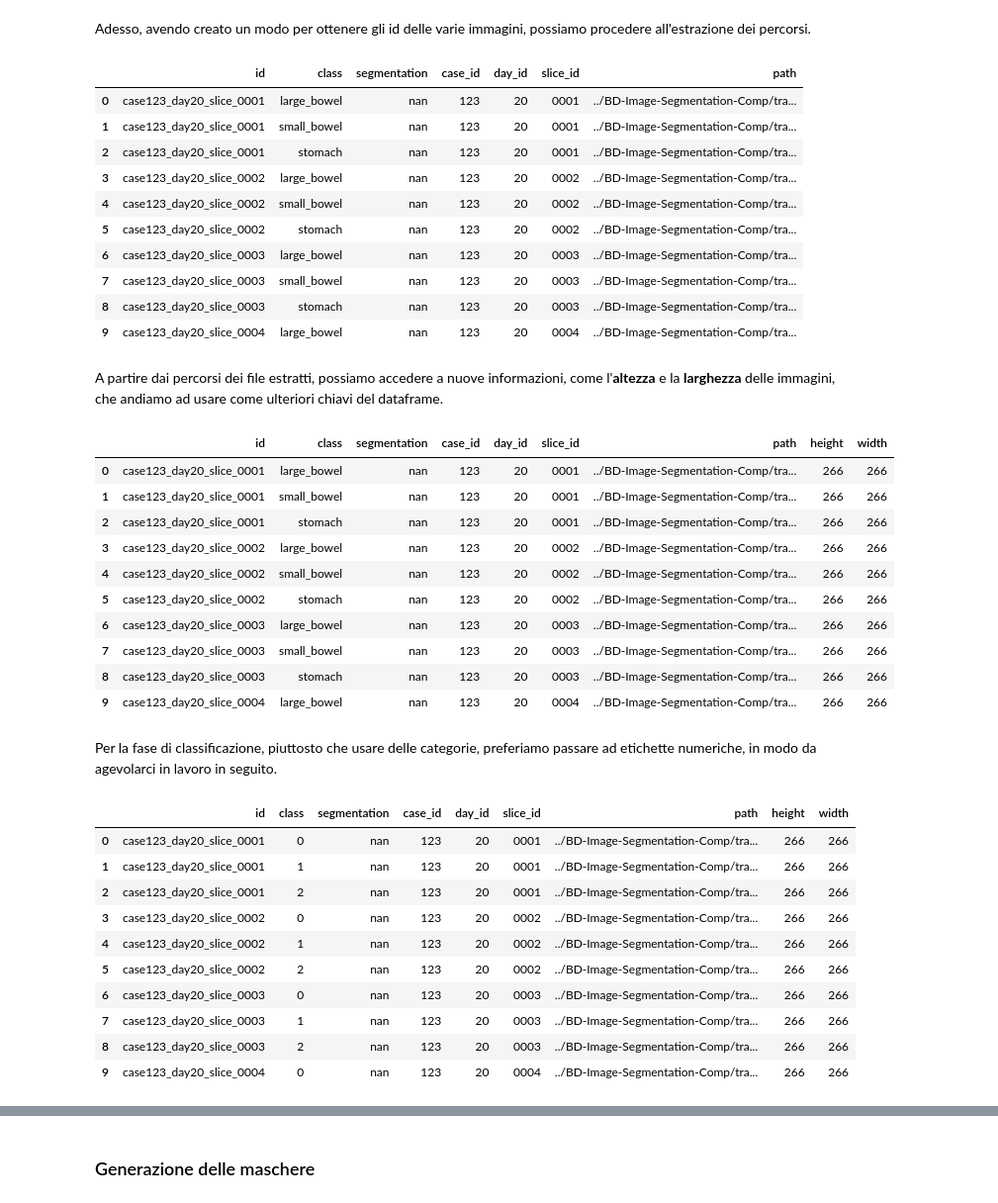
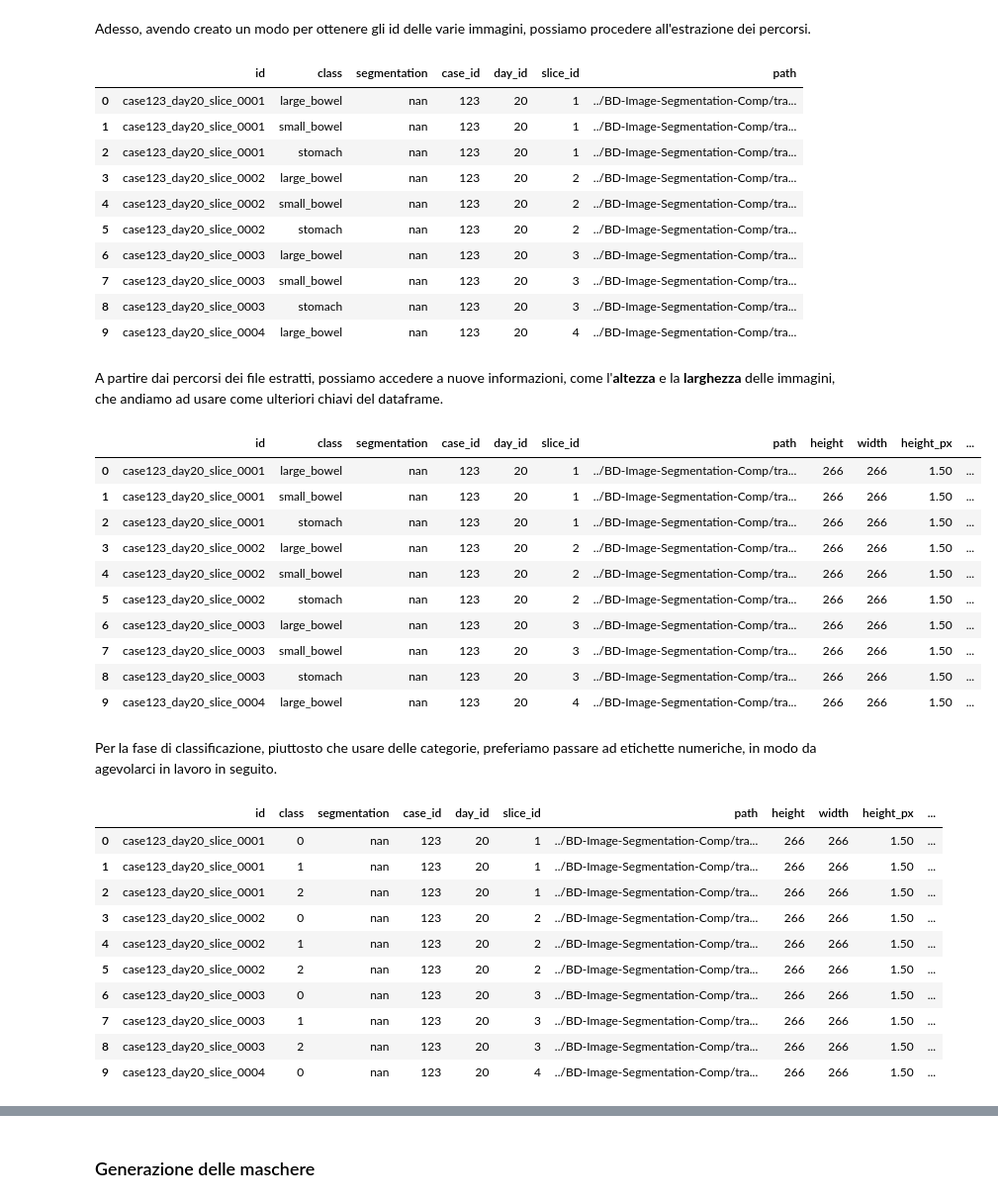
Before and after one commit to justdoit1897/BD-Image-Segmentation-Project, a Jupyter notebook: data_preparation_notebook.ipynb, the cells around one changed output, grey strips where cells are left out. Shown at 99% size. Saved outputs shown, nothing was run; the diff lists cells and outputs as text; code cells hidden in the pictures.

```diff
--- a/data_preparation_notebook.ipynb
+++ b/data_preparation_notebook.ipynb
@@ -112,11 +112,11 @@ def data_preprocessing(df: pd.DataFrame) -> pd.DataFrame:
 
     df["segmentation"] = df["segmentation"].astype("str")
 
-    df["case_id"] = df["id"].apply(lambda x: x.split("_")[0][4:])
+    df["case_id"] = df["id"].apply(lambda x: x.split("_")[0][4:]).astype("int")
 
-    df["day_id"] = df["id"].apply(lambda x: x.split("_")[1][3:])
+    df["day_id"] = df["id"].apply(lambda x: x.split("_")[1][3:]).astype("int")
 
-    df["slice_id"] = df["id"].apply(lambda x: x.split("_")[-1])
+    df["slice_id"] = df["id"].apply(lambda x: x.split("_")[-1]).astype("int")
 
     return df
 # %% [markdown]
@@ -168,40 +168,42 @@ def estrai_file_da_id(base_dir: str, case_id: str) -> str:
 Adesso, avendo creato un modo per ottenere gli id delle varie immagini, possiamo procedere all'estrazione dei percorsi.
 # %%
 train_df["path"] = train_df["id"].apply(lambda x: estrai_file_da_id(TRAIN_DIR, x))
-
 # Stampiamo le prime 10 righe del dataframe processato
 train_df.head(10)
 # %% [output]
 |  | id | class | segmentation | case_id | day_id | slice_id | path |
-| 0 | case123_day20_slice_0001 | large_bowel | nan | 123 | 20 | 0001 | ../BD-Image-Segmentation-Comp/tra... |
-| 1 | case123_day20_slice_0001 | small_bowel | nan | 123 | 20 | 0001 | ../BD-Image-Segmentation-Comp/tra... |
-| 2 | case123_day20_slice_0001 | stomach | nan | 123 | 20 | 0001 | ../BD-Image-Segmentation-Comp/tra... |
-| 3 | case123_day20_slice_0002 | large_bowel | nan | 123 | 20 | 0002 | ../BD-Image-Segmentation-Comp/tra... |
-| 4 | case123_day20_slice_0002 | small_bowel | nan | 123 | 20 | 0002 | ../BD-Image-Segmentation-Comp/tra... |
-| 5 | case123_day20_slice_0002 | stomach | nan | 123 | 20 | 0002 | ../BD-Image-Segmentation-Comp/tra... |
-| 6 | case123_day20_slice_0003 | large_bowel | nan | 123 | 20 | 0003 | ../BD-Image-Segmentation-Comp/tra... |
-| 7 | case123_day20_slice_0003 | small_bowel | nan | 123 | 20 | 0003 | ../BD-Image-Segmentation-Comp/tra... |
-| 8 | case123_day20_slice_0003 | stomach | nan | 123 | 20 | 0003 | ../BD-Image-Segmentation-Comp/tra... |
-| 9 | case123_day20_slice_0004 | large_bowel | nan | 123 | 20 | 0004 | ../BD-Image-Segmentation-Comp/tra... |
+| 0 | case123_day20_slice_0001 | large_bowel | nan | 123 | 20 | 1 | ../BD-Image-Segmentation-Comp/tra... |
+| 1 | case123_day20_slice_0001 | small_bowel | nan | 123 | 20 | 1 | ../BD-Image-Segmentation-Comp/tra... |
+| 2 | case123_day20_slice_0001 | stomach | nan | 123 | 20 | 1 | ../BD-Image-Segmentation-Comp/tra... |
+| 3 | case123_day20_slice_0002 | large_bowel | nan | 123 | 20 | 2 | ../BD-Image-Segmentation-Comp/tra... |
+| 4 | case123_day20_slice_0002 | small_bowel | nan | 123 | 20 | 2 | ../BD-Image-Segmentation-Comp/tra... |
+| 5 | case123_day20_slice_0002 | stomach | nan | 123 | 20 | 2 | ../BD-Image-Segmentation-Comp/tra... |
+| 6 | case123_day20_slice_0003 | large_bowel | nan | 123 | 20 | 3 | ../BD-Image-Segmentation-Comp/tra... |
+| 7 | case123_day20_slice_0003 | small_bowel | nan | 123 | 20 | 3 | ../BD-Image-Segmentation-Comp/tra... |
+| 8 | case123_day20_slice_0003 | stomach | nan | 123 | 20 | 3 | ../BD-Image-Segmentation-Comp/tra... |
+| 9 | case123_day20_slice_0004 | large_bowel | nan | 123 | 20 | 4 | ../BD-Image-Segmentation-Comp/tra... |
 # %% [markdown]
 A partire dai percorsi dei file estratti, possiamo accedere a nuove informazioni, come l'**altezza** e la **larghezza** delle immagini, che andiamo ad usare come ulteriori chiavi del dataframe.
 # %%
 train_df["height"] = train_df["path"].apply(lambda x: os.path.split(x)[-1].split("_")[2]).astype("int")
 train_df["width"] = train_df["path"].apply(lambda x: os.path.split(x)[-1].split("_")[3]).astype("int")
 
+train_df["height_px"] = train_df["path"].apply(lambda x: os.path.split(x)[-1].split("_")[4])
+train_df["width_px"] = train_df["path"].apply(lambda x: os.path.split(x)[-1].split("_")[5].replace(".png", ""))
+
 train_df.head(10)
 # %% [output]
-|  | id | class | segmentation | case_id | day_id | slice_id | path | height | width |
-| 0 | case123_day20_slice_0001 | large_bowel | nan | 123 | 20 | 0001 | ../BD-Image-Segmentation-Comp/tra... | 266 | 266 |
-| 1 | case123_day20_slice_0001 | small_bowel | nan | 123 | 20 | 0001 | ../BD-Image-Segmentation-Comp/tra... | 266 | 266 |
-| 2 | case123_day20_slice_0001 | stomach | nan | 123 | 20 | 0001 | ../BD-Image-Segmentation-Comp/tra... | 266 | 266 |
-| 3 | case123_day20_slice_0002 | large_bowel | nan | 123 | 20 | 0002 | ../BD-Image-Segmentation-Comp/tra... | 266 | 266 |
-| 4 | case123_day20_slice_0002 | small_bowel | nan | 123 | 20 | 0002 | ../BD-Image-Segmentation-Comp/tra... | 266 | 266 |
-| 5 | case123_day20_slice_0002 | stomach | nan | 123 | 20 | 0002 | ../BD-Image-Segmentation-Comp/tra... | 266 | 266 |
-| 6 | case123_day20_slice_0003 | large_bowel | nan | 123 | 20 | 0003 | ../BD-Image-Segmentation-Comp/tra... | 266 | 266 |
-| 7 | case123_day20_slice_0003 | small_bowel | nan | 123 | 20 | 0003 | ../BD-Image-Segmentation-Comp/tra... | 266 | 266 |
-| 8 | case123_day20_slice_0003 | stomach | nan | 123 | 20 | 0003 | ../BD-Image-Segmentation-Comp/tra... | 266 | 266 |
-| 9 | case123_day20_slice_0004 | large_bowel | nan | 123 | 20 | 0004 | ../BD-Image-Segmentation-Comp/tra... | 266 | 266 |
+|  | id | class | segmentation | case_id | day_id | slice_id | path | height | width | height_px | ... |
+| 0 | case123_day20_slice_0001 | large_bowel | nan | 123 | 20 | 1 | ../BD-Image-Segmentation-Comp/tra... | 266 | 266 | 1.50 | ... |
+| 1 | case123_day20_slice_0001 | small_bowel | nan | 123 | 20 | 1 | ../BD-Image-Segmentation-Comp/tra... | 266 | 266 | 1.50 | ... |
+| 2 | case123_day20_slice_0001 | stomach | nan | 123 | 20 | 1 | ../BD-Image-Segmentation-Comp/tra... | 266 | 266 | 1.50 | ... |
+| 3 | case123_day20_slice_0002 | large_bowel | nan | 123 | 20 | 2 | ../BD-Image-Segmentation-Comp/tra... | 266 | 266 | 1.50 | ... |
+| 4 | case123_day20_slice_0002 | small_bowel | nan | 123 | 20 | 2 | ../BD-Image-Segmentation-Comp/tra... | 266 | 266 | 1.50 | ... |
+| 5 | case123_day20_slice_0002 | stomach | nan | 123 | 20 | 2 | ../BD-Image-Segmentation-Comp/tra... | 266 | 266 | 1.50 | ... |
+| 6 | case123_day20_slice_0003 | large_bowel | nan | 123 | 20 | 3 | ../BD-Image-Segmentation-Comp/tra... | 266 | 266 | 1.50 | ... |
+| 7 | case123_day20_slice_0003 | small_bowel | nan | 123 | 20 | 3 | ../BD-Image-Segmentation-Comp/tra... | 266 | 266 | 1.50 | ... |
+| 8 | case123_day20_slice_0003 | stomach | nan | 123 | 20 | 3 | ../BD-Image-Segmentation-Comp/tra... | 266 | 266 | 1.50 | ... |
+| 9 | case123_day20_slice_0004 | large_bowel | nan | 123 | 20 | 4 | ../BD-Image-Segmentation-Comp/tra... | 266 | 266 | 1.50 | ... |
 # %% [markdown]
 Per la fase di classificazione, piuttosto che usare delle categorie, preferiamo passare ad etichette numeriche, in modo da agevolarci in lavoro in seguito.
 # %%
@@ -212,14 +214,14 @@ for index, label in enumerate(class_names):
 
 train_df.head(10)
 # %% [output]
-|  | id | class | segmentation | case_id | day_id | slice_id | path | height | width |
-| 0 | case123_day20_slice_0001 | 0 | nan | 123 | 20 | 0001 | ../BD-Image-Segmentation-Comp/tra... | 266 | 266 |
-| 1 | case123_day20_slice_0001 | 1 | nan | 123 | 20 | 0001 | ../BD-Image-Segmentation-Comp/tra... | 266 | 266 |
-| 2 | case123_day20_slice_0001 | 2 | nan | 123 | 20 | 0001 | ../BD-Image-Segmentation-Comp/tra... | 266 | 266 |
-| 3 | case123_day20_slice_0002 | 0 | nan | 123 | 20 | 0002 | ../BD-Image-Segmentation-Comp/tra... | 266 | 266 |
-| 4 | case123_day20_slice_0002 | 1 | nan | 123 | 20 | 0002 | ../BD-Image-Segmentation-Comp/tra... | 266 | 266 |
-| 5 | case123_day20_slice_0002 | 2 | nan | 123 | 20 | 0002 | ../BD-Image-Segmentation-Comp/tra... | 266 | 266 |
-| 6 | case123_day20_slice_0003 | 0 | nan | 123 | 20 | 0003 | ../BD-Image-Segmentation-Comp/tra... | 266 | 266 |
-| 7 | case123_day20_slice_0003 | 1 | nan | 123 | 20 | 0003 | ../BD-Image-Segmentation-Comp/tra... | 266 | 266 |
-| 8 | case123_day20_slice_0003 | 2 | nan | 123 | 20 | 0003 | ../BD-Image-Segmentation-Comp/tra... | 266 | 266 |
-| 9 | case123_day20_slice_0004 | 0 | nan | 123 | 20 | 0004 | ../BD-Image-Segmentation-Comp/tra... | 266 | 266 |
+|  | id | class | segmentation | case_id | day_id | slice_id | path | height | width | height_px | ... |
+| 0 | case123_day20_slice_0001 | 0 | nan | 123 | 20 | 1 | ../BD-Image-Segmentation-Comp/tra... | 266 | 266 | 1.50 | ... |
+| 1 | case123_day20_slice_0001 | 1 | nan | 123 | 20 | 1 | ../BD-Image-Segmentation-Comp/tra... | 266 | 266 | 1.50 | ... |
+| 2 | case123_day20_slice_0001 | 2 | nan | 123 | 20 | 1 | ../BD-Image-Segmentation-Comp/tra... | 266 | 266 | 1.50 | ... |
+| 3 | case123_day20_slice_0002 | 0 | nan | 123 | 20 | 2 | ../BD-Image-Segmentation-Comp/tra... | 266 | 266 | 1.50 | ... |
+| 4 | case123_day20_slice_0002 | 1 | nan | 123 | 20 | 2 | ../BD-Image-Segmentation-Comp/tra... | 266 | 266 | 1.50 | ... |
+| 5 | case123_day20_slice_0002 | 2 | nan | 123 | 20 | 2 | ../BD-Image-Segmentation-Comp/tra... | 266 | 266 | 1.50 | ... |
+| 6 | case123_day20_slice_0003 | 0 | nan | 123 | 20 | 3 | ../BD-Image-Segmentation-Comp/tra... | 266 | 266 | 1.50 | ... |
+| 7 | case123_day20_slice_0003 | 1 | nan | 123 | 20 | 3 | ../BD-Image-Segmentation-Comp/tra... | 266 | 266 | 1.50 | ... |
+| 8 | case123_day20_slice_0003 | 2 | nan | 123 | 20 | 3 | ../BD-Image-Segmentation-Comp/tra... | 266 | 266 | 1.50 | ... |
+| 9 | case123_day20_slice_0004 | 0 | nan | 123 | 20 | 4 | ../BD-Image-Segmentation-Comp/tra... | 266 | 266 | 1.50 | ... |
```
Also changed, not shown: parts of 6 cells of this notebook, 5 other files.
